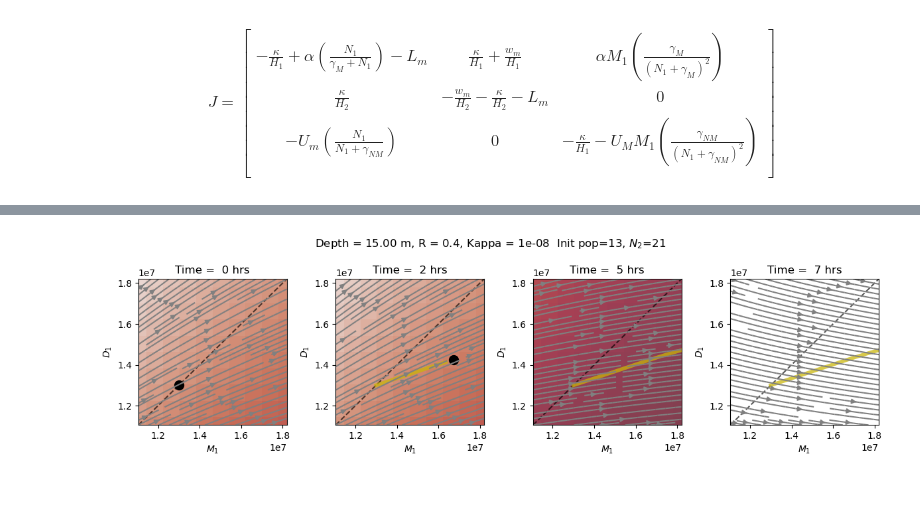
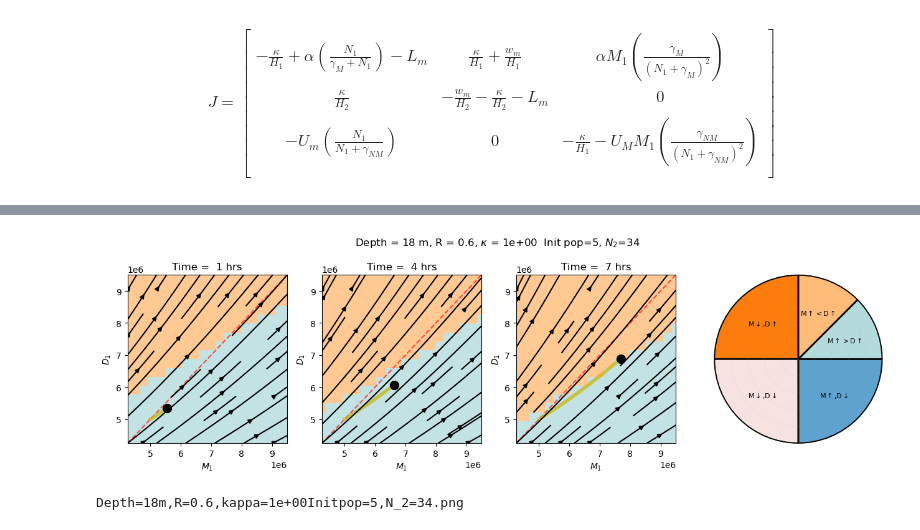
Before and after one commit to sienna-white/box_model, a Jupyter notebook: two_species.ipynb, the cells around one changed output, grey strips where cells are left out. Drawn from its saved outputs; the diff is of its cells as text; code cells hidden in the pictures; blank space fills up the shorter version.

Commit message:
angles working

```diff
--- a/two_species.ipynb
+++ b/two_species.ipynb
@@ -13,7 +13,7 @@ importlib.reload(pm)
 
 cmap = cmo.cm.balance
 
-dst = xr.open_dataset("population_dataset_NO3_Kappa.nc")
+dst = xr.open_dataset("population_dataset_NO3_Kappa_log.nc")
 n0 = 30
 
 N = len(dst.kappa)
@@ -412,7 +434,7 @@ fig, axs = plt.subplots(nrows=2, ncols=3, figsize=(8, 5), sharex=True, sharey=Tr
 axs = axs.flatten()
 fig.suptitle("Depth = %2.2f" % depth)
 
-for i, it in enumerate([0, 100, 200, 300, 400, 499]):
+for i, it in enumerate([0, 5, 10, 20, 30, 49]):
     axs[i].set_yscale('log')
     BIOMASS_M = dst0.m1[it, :, :] + dst0.m2[it, :, :]
     relative = normalize_color2(BIOMASS_M, init_biomass) #reshape_(BIOMASS_M, N))
@@ -437,7 +459,7 @@ fig, axs = plt.subplots(nrows=2, ncols=3, figsize=(8, 5), sharex=True, sharey=Tr
 axs = axs.flatten()
 fig.suptitle("Depth = %2.2f" % depth)
 
-for i, it in enumerate([0, 100, 200, 300, 400, 499]):
+for i, it in enumerate([0, 5, 10, 20, 30, 49]):
     axs[i].set_yscale('log')
     BIOMASS_M = dst0.d1[it, :, :] + dst0.d2[it, :, :]
     relative = normalize_color2(BIOMASS_M, init_biomass) #reshape_(BIOMASS_M, N))
@@ -1038,28 +1087,28 @@ if 1:
 # %%
 import os
-NN = 10
+NN = 20
 
-id = 9
-ik = 7
-ir = 3
-inut = 3
-ipop = 9
+id = 5
+ik = 6
+ir = 4
+inut = 4
+ipop = 2
 
 # MM = 3e6
 depth, ratio, n2, pop = get_coords(id, ir, inut, ipop)
 
-M0 = pop* 1e6 * 1.4#890000
+M0 = pop* 1e6 * 1.9#890000
 M00 = pop* 1e6 * 0.85 #ipop* 1e6 * 0.8 #-M0 #M0*0.6
 
 dst0 = dst.isel(n2=inut, init=ipop, depth=id, kappa=ik, ratio=ir)
 
-txt = "Depth = %2.2f m, R = %2.1f, Kappa = %1.0e  Init pop=%d, $N_2$=%d" % (depth, ratio, kappa, pop, n2)
+txt = "Depth = %2.0f m, R = %2.1f, $\kappa$ = %1.0e  Init pop=%d, $N_2$=%d" % (depth, ratio, kappa, pop, n2)
 
 x = np.linspace(M00, M0, NN)
 y = np.linspace(M00, M0, NN)
 X, Y = np.meshgrid(x, y)
 
-fig, axs = plt.subplots(nrows=1, ncols=4, figsize=(12, 3.5), sharey=False, sharex=False)
+fig, axs = plt.subplots(nrows=1, ncols=4, figsize=(13, 4), sharey=False, sharex=False, constrained_layout=True, width_ratios=[1, 1, 1, 1.1])
 axs = axs.flatten()
 fig.suptitle(txt)
 
@@ -1067,48 +1116,49 @@ kappa = dst.kappa.values[ik]
 R = dst.ratio.values[ir]
 H = dst.depth.values[id]
 
-for ix, it in enumerate(range(0, 40, 10)):
-    if ix>3 :
+for ix, it in enumerate(range(5, 40, 10)):
+    if ix>2 :
          continue
     d1 = dst0.d1.values[it]
     d2 = dst0.d2.values[it]
     m1 = dst0.m1.values[it]
     m2 = dst0.m2.values[it]
     n1 = dst0.n1.values[it]
 
     # Compute derivatives on grid
     U, V = np.zeros_like(X), np.zeros_like(Y)
     for i in range(NN):
         for j in range(NN):
-                f1, f2, f3, f4, f5 = pm.field_at_point_2s(R, H, kappa, X[i,j], X[i,j], Y[i,j], Y[i,j], n1, n2=n2)
+                f1, f2, f3, f4, f5 = pm.field_at_point_2s(R, H, kappa, X[i,j], m2, Y[i,j], d2, n1, n2=n2)
                 U[i,j] = f1
                 V[i,j] = f3
 
-    axs[ix].plot([M00, M0], [M00, M0], '--', color='black', alpha=0.65)
+    axs[ix].plot([M00, M0], [M00, M0], '--', color='r', alpha=0.65)
     axs[ix].set_xlabel(r"$M_1$")
     axs[ix].set_ylabel(r"$D_1$")
     axs[ix].plot(dst0.m1.values[0:it], dst0.d1.values[0:it], '-', color="#CAB607", alpha=0.73, linewidth=4)
     axs[ix].plot(m1, d1, 'o', color="k", markersize=10)
-    axs[ix].streamplot(x, y, U, V,  color="gray")
+    axs[ix].streamplot(x, y, U, V,  color="k", density=0.4,)
 
-    angles = np.pi/4 - np.arctan2(V, U)
-    angles[angles < -np.pi/4] = np.nan
-    angles[angles > np.pi/4] = np.nan
-
-    h= axs[ix].pcolormesh(x, y, angles, cmap=cmo.cm.balance, alpha=0.8, vmin=-np.pi/4, vmax=np.pi/4)
-
+    angles = np.arctan2(V, U)
+    angles = angles % (2 * np.pi)
+    h= axs[ix].pcolormesh(x, y, angles, cmap=cmap, norm=norm, alpha=0.8)
     plt.tight_layout()
     axs[ix].set_title("Time = %2.0f hrs" % (dst0.t.values[it]/3600))
     axs[ix].set_xlim(M00, M0)
     axs[ix].set_ylim(M00, M0)
     axs[ix].hlines(0, M00, M0, colors='k', alpha=0.4)
     axs[ix].vlines(0, M00, M0, colors='k', alpha=0.4)
 
+create_labeled_angles(fig, axs[-1], colors)
 if 1:
+    fout = "%s.png" % txt.replace("\\", "").replace("$", "").replace(" ", "")
     plt.show()
-    # fig.savefig("pivot2.png")
+    print(fout)
+    fig.savefig(fout)
 # %% [output]
-[figure, old version]
+[figure, new version]
+Depth=18m,R=0.6,kappa=1e+00Initpop=5,N_2=34.png
 # %%
 if 1:
     folder  = "gif/"
```
Also changed, not shown: parts of 18 cells of this notebook, 2 other files.
